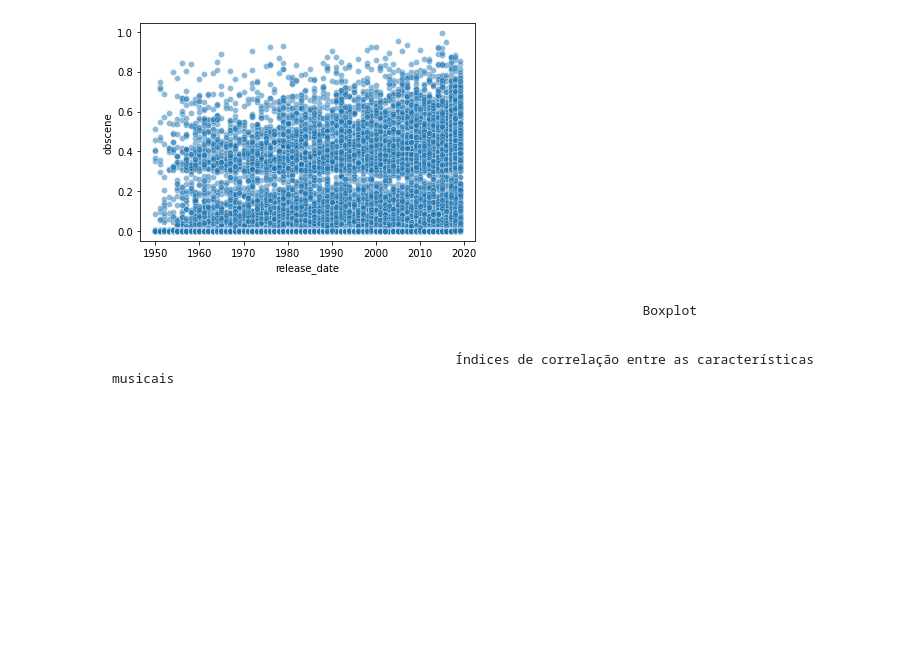
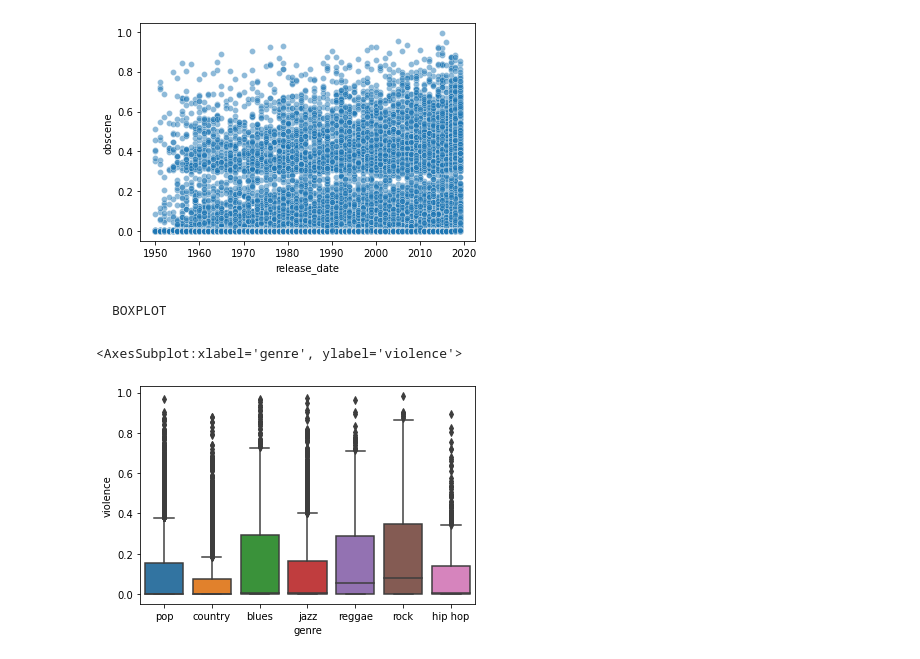
Before and after one commit to viniciusolzon/Music_Analysis, a Jupyter notebook: notebooks/dados.ipynb, the cells around one changed output. Saved outputs shown, nothing was run; the diff lists cells and outputs as text; code cells hidden in the pictures; blank space fills up the shorter version.

```diff
--- a/notebooks/dados.ipynb
+++ b/notebooks/dados.ipynb
@@ -48,6 +51,9 @@ sns.scatterplot(x="release_date", y="obscene", data= df, alpha=0.5)
 <AxesSubplot:xlabel='release_date', ylabel='obscene'>
 [figure]
 # %% [markdown]
-                                                                        Boxplot
+    BOXPLOT
-# %% [markdown]
-                                                Índices de correlação entre as características musicais
+# %%
+sns.boxplot(x="genre", y="violence", data= df)
+# %% [output]
+<AxesSubplot:xlabel='genre', ylabel='violence'>
+[figure, added]
```
Also changed, not shown: parts of 20 cells of this notebook.
